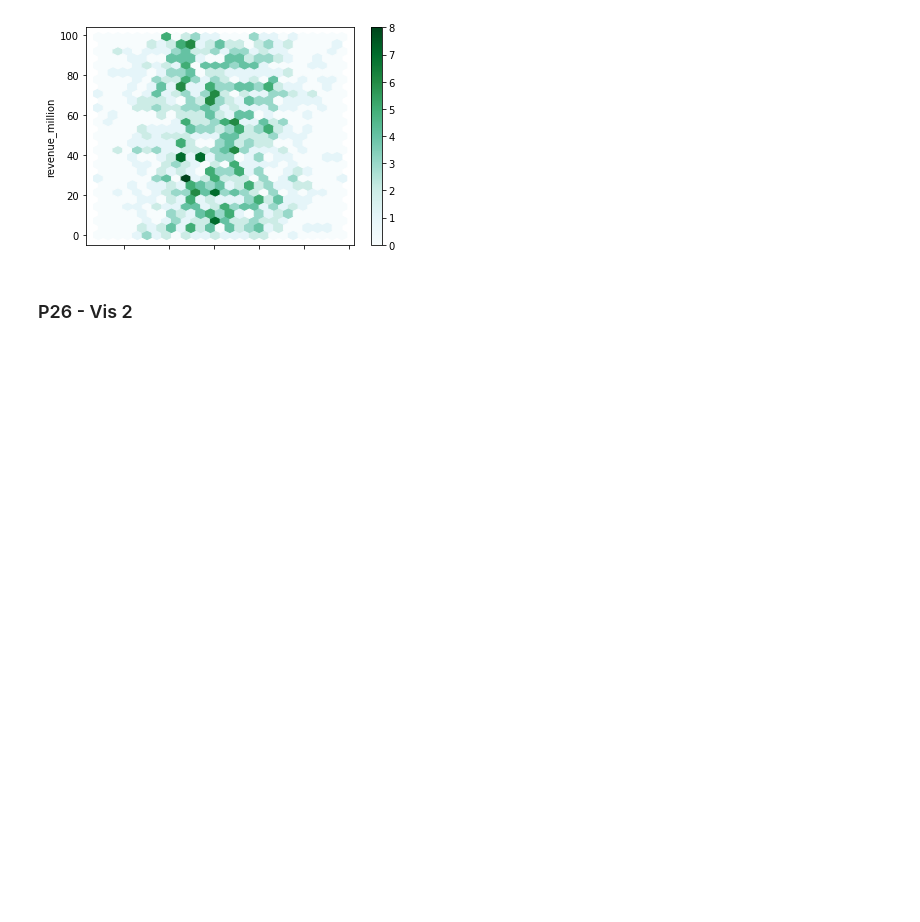
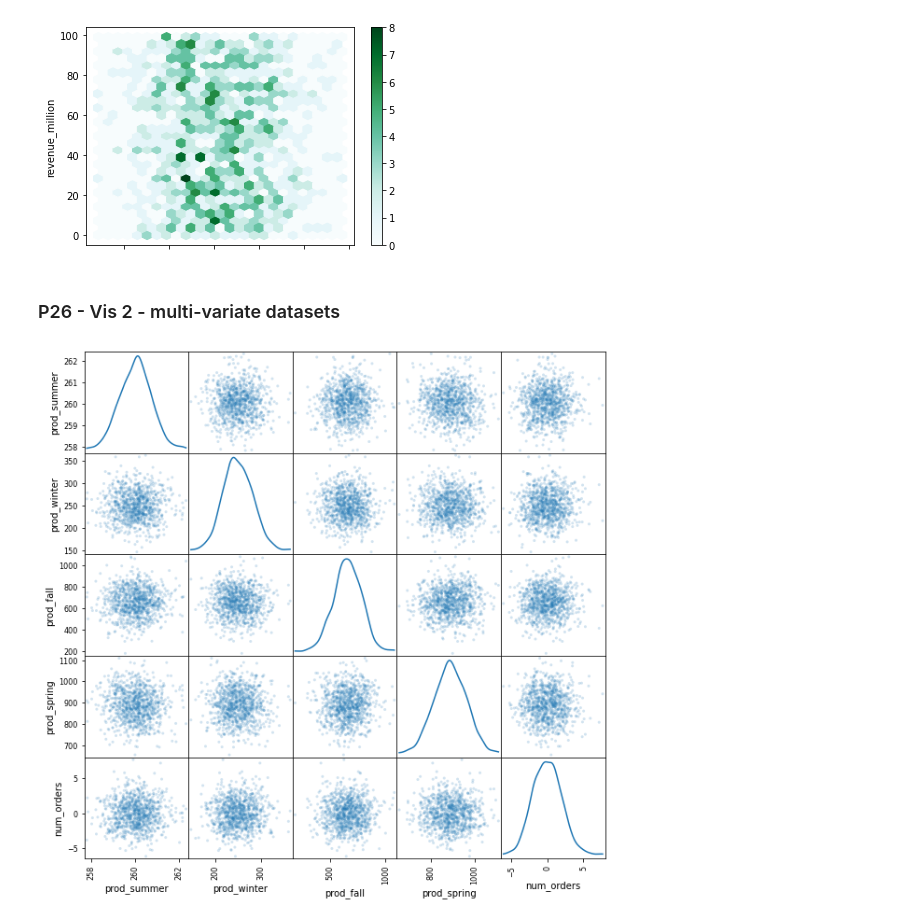
Before and after one commit to amin-torabi/learndataa, a Jupyter notebook: ds_beginner/pandas.ipynb, the cells around one changed output. Drawn from its saved outputs; the diff is of its cells as text; code cells hidden in the pictures; blank space fills up the shorter version.

```diff
--- a/ds_beginner/pandas.ipynb
+++ b/ds_beginner/pandas.ipynb
@@ -2170,4 +2170,38 @@ flowers.plot.hexbin(
 # %% [output]
 [figure]
 # %% [markdown]
-### P26 - Vis 2
+### P26 - Vis 2 - multi-variate datasets
+# %%
+flowers = pd.DataFrame({
+    'species':np.random.choice(a=['Alyssum','Amaranthus','Aster','Rose', 'Lily', 'Jonquil'], size=1000),
+    'shades':np.random.choice(a=['red','blue'], size=1000),
+    'prod_summer': 260+np.random.randn(1000)*np.sin(np.pi/4),
+    'prod_winter': 150+np.random.normal(100, 30, 1000),
+    'prod_fall': 355+np.random.normal(300, 130, 1000),
+    'prod_spring': 440+np.random.normal(450, 70, 1000),
+    'num_orders': np.random.randn(1000)*2
+
+    }
+    ,index=pd.date_range('2019-01-01', periods=1000)
+)
+
+a = pd.DataFrame({
+    'A':['m','m','m','n','n','n','o','o','o'],
+    'a1':[1,2,3,  1,2,-3,  300,324,323],
+    'a2':[90,91,95,  150,151,-152,   343,313,311],
+    'a3':[10,12,13,  22,21,-23,   333,290,299],
+    'a4':[90,91,95,  150,151,-152,   311,314,317]
+})
+
+b = pd.DataFrame({
+    'x': [1,2,3,4,5,6,6,5,4,3,2,1],
+    'y': [-1,-2,-3,-4,-5,-6,-6,-5,-4,-3,-2,-1]
+})
+
+g = pd.DataFrame({
+    'A':['m','m','m','n','n','n','o','o','o'],
+    'a1':[1,2,3,  1,2,3,  300,324,323],
+    'a2':[90,91,95,  150,151,152,   343,313,311],
+    'a3':[10,10,30,  15,21,27,   333,290,299],
+    'a4':[1e3,1e3,1e3,  15,13,12,   304,314,317]
+})
@@ -2173,0 +2212,4 @@ flowers.plot.hexbin(
+# %%
+scatter_matrix(flowers, alpha=0.2, figsize=(10, 10), diagonal='kde');
+# %% [output]
+[figure, added]
```
Also changed, not shown: parts of 30 cells of this notebook.
